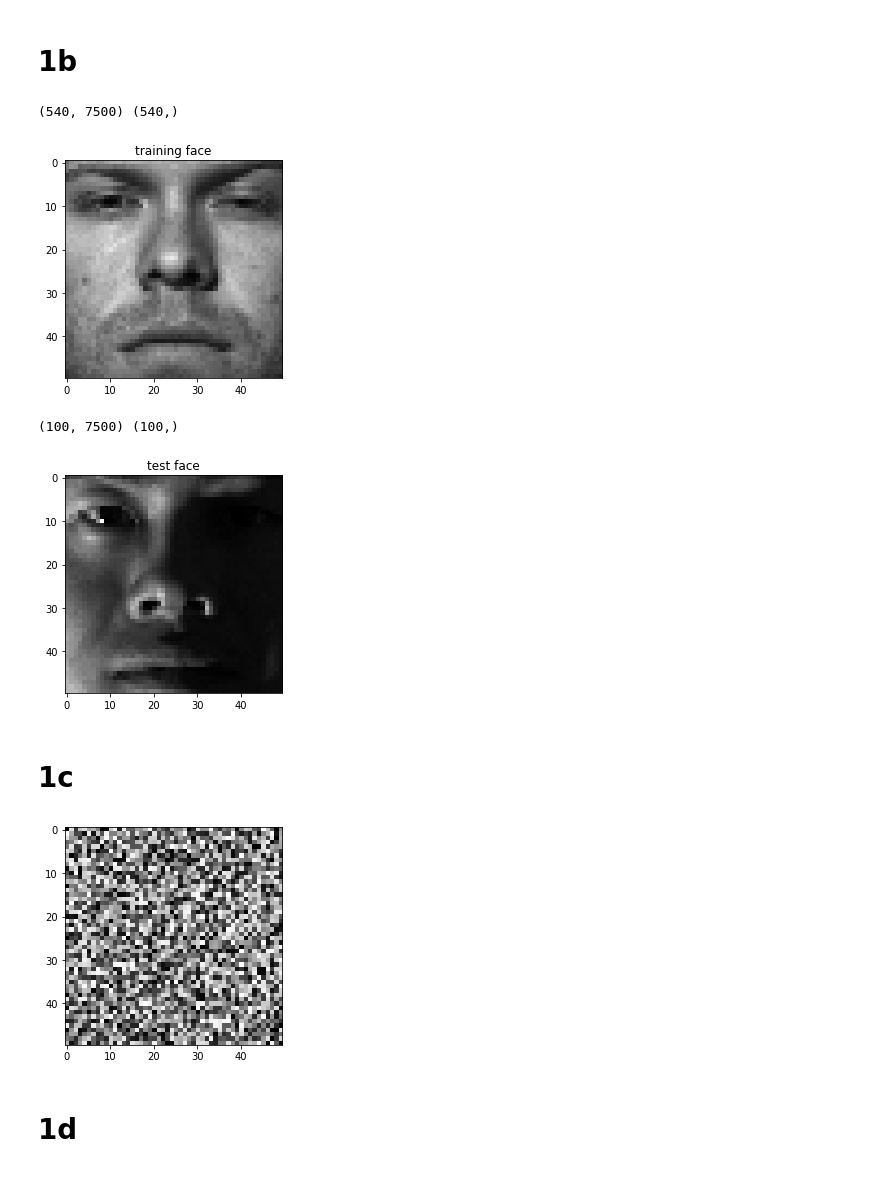
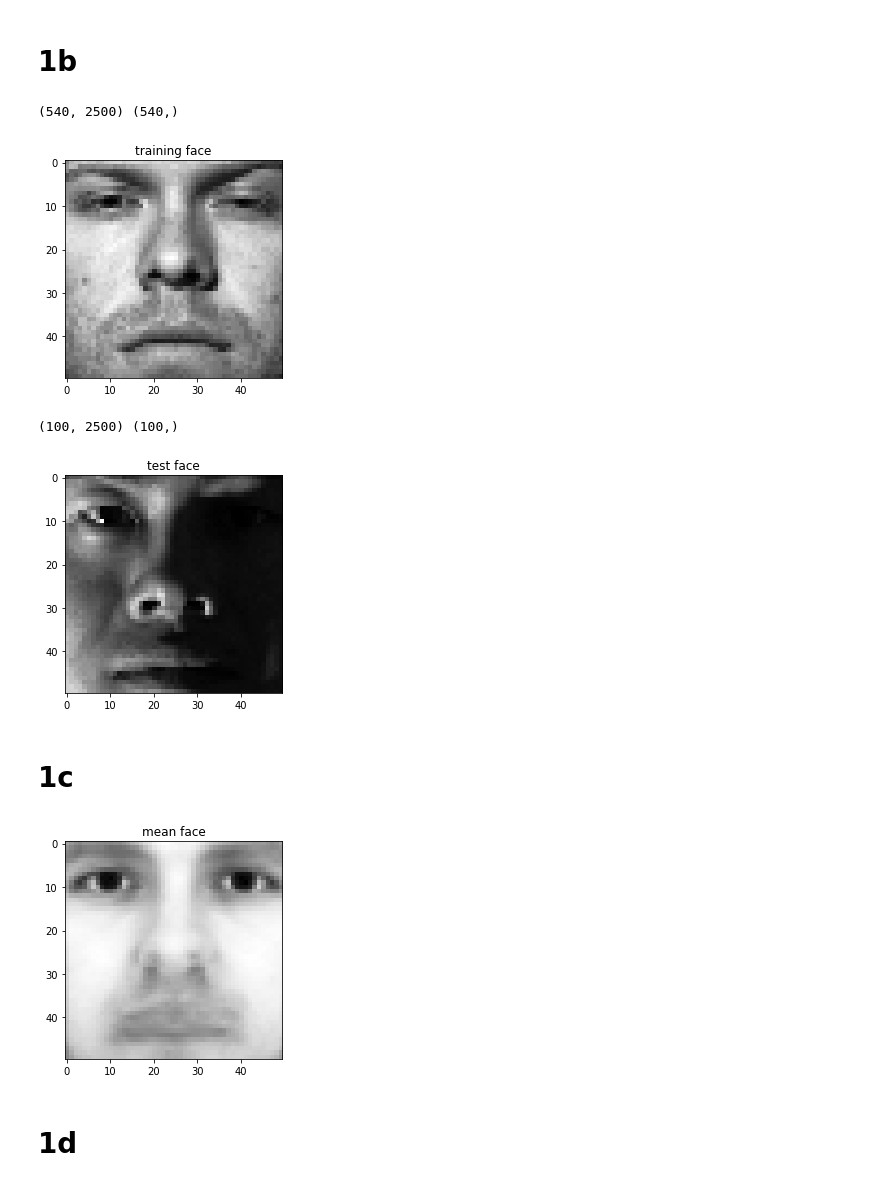
Before and after one commit to RyanGale-AK/Facial-Recognition, a Jupyter notebook: Eigenfaces.ipynb, the cells around one changed output. Saved outputs shown, nothing was run; the diff lists cells and outputs as text; code cells hidden in the pictures.

Commit message:
fixed printing images

```diff
--- a/Eigenfaces.ipynb
+++ b/Eigenfaces.ipynb
@@ -5,47 +5,49 @@ import numpy as np
 from scipy import misc
 from matplotlib import pylab as plt
 import matplotlib.cm as cm
+from imageio import imread
 import cv2
 %matplotlib inline
 
 train_labels, train_data = [], []
 for line in open('./faces/train.txt'):
-    im = cv2.imread(line.strip().split()[0])
+    im = imread(line.strip().split()[0])
     train_data.append(im.flatten())
     train_labels.append(line.strip().split()[1])
 train_data, train_labels = np.array(train_data, dtype=float), np.array(train_labels, dtype=int)
 
 print (train_data.shape, train_labels.shape)
-plt.imshow((train_data[10, :]).astype(np.uint8).reshape(50,50,3))
+plt.imshow((train_data[10, :]).reshape(50,50),cmap=cm.Greys_r)
 plt.title('training face')
 plt.show()
 # %% [output]
-(540, 7500) (540,)
+(540, 2500) (540,)
-[figure, old version]
+[figure, new version]
 # %%
 %matplotlib inline
 
 test_labels, test_data = [], []
 for line in open('./faces/test.txt'):
-    im = cv2.imread(line.strip().split()[0])
+    im = imread(line.strip().split()[0])
     test_data.append(im.flatten())
     test_labels.append(line.strip().split()[1])
 test_data, test_labels = np.array(test_data, dtype=float), np.array(test_labels, dtype=int)
 print (test_data.shape, test_labels.shape)
-plt.imshow((test_data[10, :]).astype(np.uint8).reshape(50,50,3))
+plt.imshow((test_data[10, :]).reshape(50,50),cmap=cm.Greys_r)
 plt.title('test face')
 plt.show()
 # %% [output]
-(100, 7500) (100,)
+(100, 2500) (100,)
 [figure]
 # %% [markdown]
 # 1c
 # %%
 mu = np.mean(train_data,axis=0)
-plt.imshow((mu*255).astype(np.uint8).reshape(50,50,3))
+plt.imshow((mu).reshape(50,50),cmap=cm.Greys_r)
+plt.title('mean face')
 plt.show()
 # %% [output]
-[figure, old version]
+[figure, new version]
 # %% [markdown]
 # 1d
 # %%
```
Also changed, not shown: parts of 6 cells of this notebook, 1 other file.
